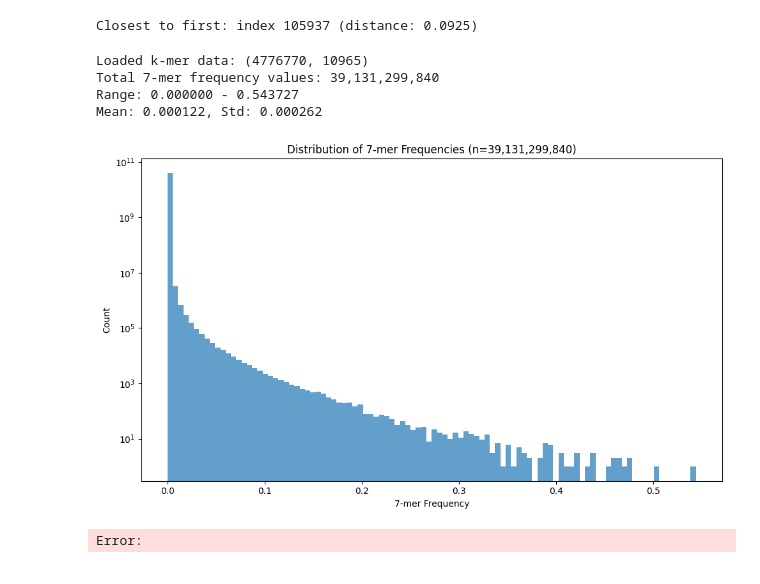
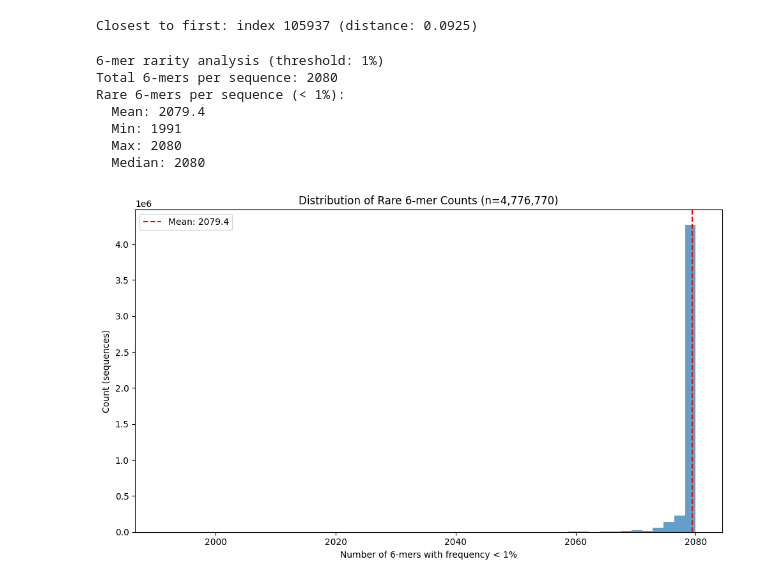
Before and after one commit to tnn111/Embedding, a Jupyter notebook: clustering.ipynb, the cells around one changed output. Saved outputs shown, nothing was run; the diff lists cells and outputs as text; code cells hidden in the pictures.

```diff
--- a/clustering.ipynb
+++ b/clustering.ipynb
@@ -102,25 +133,53 @@ import matplotlib.pyplot as plt
 kmers = np.load('Data/all_kmers.npy')
 print(f'Loaded k-mer data: {kmers.shape}')
 
-# Extract 7-mer frequencies (columns 1 through 8192, after length column)
-seven_mer_freqs = kmers[:, 1:8193].flatten()
-print(f'Total 7-mer frequency values: {len(seven_mer_freqs):,}')
-print(f'Range: {seven_mer_freqs.min():.6f} - {seven_mer_freqs.max():.6f}')
-print(f'Mean: {seven_mer_freqs.mean():.6f}, Std: {seven_mer_freqs.std():.6f}')
+# Extract 6-mer frequencies (columns 1 through 2080, after length column)
+six_mer_freqs = kmers[:, 1:2081].flatten()
+print(f'Total 6-mer frequency values: {len(six_mer_freqs):,}')
+print(f'Range: {six_mer_freqs.min():.6f} - {six_mer_freqs.max():.6f}')
+print(f'Mean: {six_mer_freqs.mean():.6f}, Std: {six_mer_freqs.std():.6f}')
 
 # Plot histogram
 fig, ax = plt.subplots(figsize = (10, 6))
-ax.hist(seven_mer_freqs, bins = 100, edgecolor = 'none', alpha = 0.7)
-ax.set_xlabel('7-mer Frequency')
+ax.hist(six_mer_freqs, bins = 100, edgecolor = 'none', alpha = 0.7)
+ax.set_xlabel('6-mer Frequency')
 ax.set_ylabel('Count')
-ax.set_title(f'Distribution of 7-mer Frequencies (n={len(seven_mer_freqs):,})')
+ax.set_title(f'Distribution of 6-mer Frequencies (n={len(six_mer_freqs):,})')
 ax.set_yscale('log')
+ax.yaxis.set_major_locator(plt.LogLocator(base = 10, numticks = 10))
+ax.yaxis.set_major_formatter(plt.FuncFormatter(lambda x, _: f'{int(x):,}' if x >= 1 else ''))
 plt.tight_layout()
 plt.show()
-# %% [output]
-Loaded k-mer data: (4776770, 10965)
-Total 7-mer frequency values: 39,131,299,840
-Range: 0.000000 - 0.543727
-Mean: 0.000122, Std: 0.000262
-[figure, removed]
-Error:
+# %%
+# Analyze 6-mer frequency distribution
+# How many 6-mers occur less than 1% of the time
+threshold = 0.01
+rare_counts = np.sum(six_mers < threshold, axis = 1)
+
+print(f'6-mer rarity analysis (threshold: {threshold * 100:.0f}%)')
+print(f'Total 6-mers per sequence: {six_mers.shape[1]}')
+print(f'Rare 6-mers per sequence (< {threshold * 100:.0f}%):')
+print(f'  Mean: {rare_counts.mean():.1f}')
+print(f'  Min: {rare_counts.min()}')
+print(f'  Max: {rare_counts.max()}')
+print(f'  Median: {np.median(rare_counts):.0f}')
+
+# Plot histogram
+fig, ax = plt.subplots(figsize = (10, 6))
+ax.hist(rare_counts, bins = 50, edgecolor = 'none', alpha = 0.7)
+ax.axvline(rare_counts.mean(), color = 'red', linestyle = '--', label = f'Mean: {rare_counts.mean():.1f}')
+ax.set_xlabel(f'Number of 6-mers with frequency < {threshold * 100:.0f}%')
+ax.set_ylabel('Count (sequences)')
+ax.set_title(f'Distribution of Rare 6-mer Counts (n={len(rare_counts):,})')
+ax.legend()
+plt.tight_layout()
+plt.show()
+# %% [output]
+6-mer rarity analysis (threshold: 1%)
+Total 6-mers per sequence: 2080
+Rare 6-mers per sequence (< 1%):
+  Mean: 2079.4
+  Min: 1991
+  Max: 2080
+  Median: 2080
+[figure, added]
```
Also changed, not shown: parts of 2 cells of this notebook, 4 other files.
